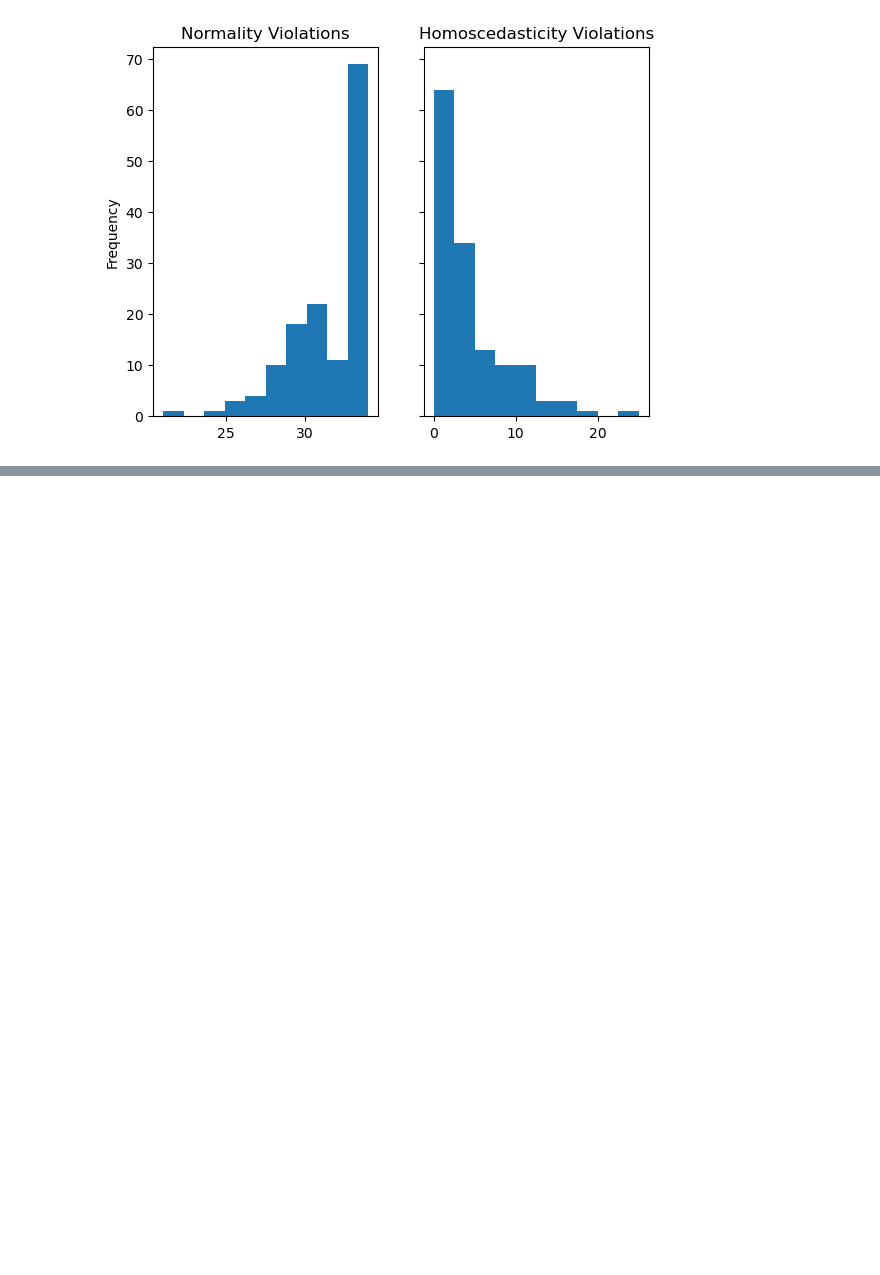
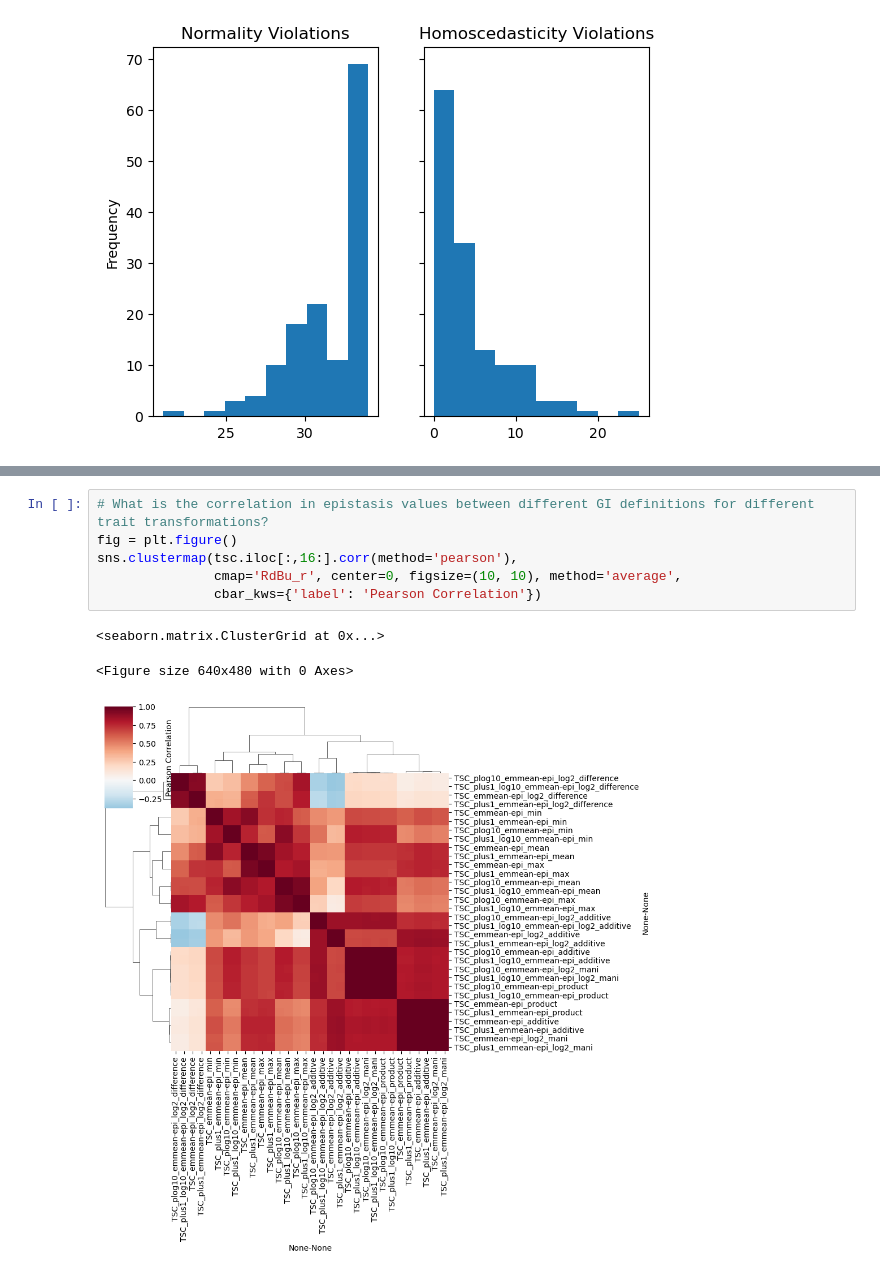
Before and after one commit to ksegaba/ara-kinase-prediction, a Jupyter notebook: code/0d_summarize_epistasis_results.ipynb, the cells around one changed output, grey strips where cells are left out. Drawn from its saved outputs; the diff is of its cells as text; blank space fills up the shorter version.

```diff
--- a/code/0d_summarize_epistasis_results.ipynb
+++ b/code/0d_summarize_epistasis_results.ipynb
@@ -156,0 +309,10 @@ Text(0.5, 1.0, 'Homoscedasticity Violations')
+# %%
+# What is the correlation in epistasis values between different GI definitions for different trait transformations?
+fig = plt.figure()
+sns.clustermap(tsc.iloc[:,16:].corr(method='pearson'),
+               cmap='RdBu_r', center=0, figsize=(10, 10), method='average',
+               cbar_kws={'label': 'Pearson Correlation'})
+# %% [output]
+<seaborn.matrix.ClusterGrid at 0x...>
+<Figure size 640x480 with 0 Axes>
+[figure, added]
```
Also changed, not shown: parts of 13 cells of this notebook.
